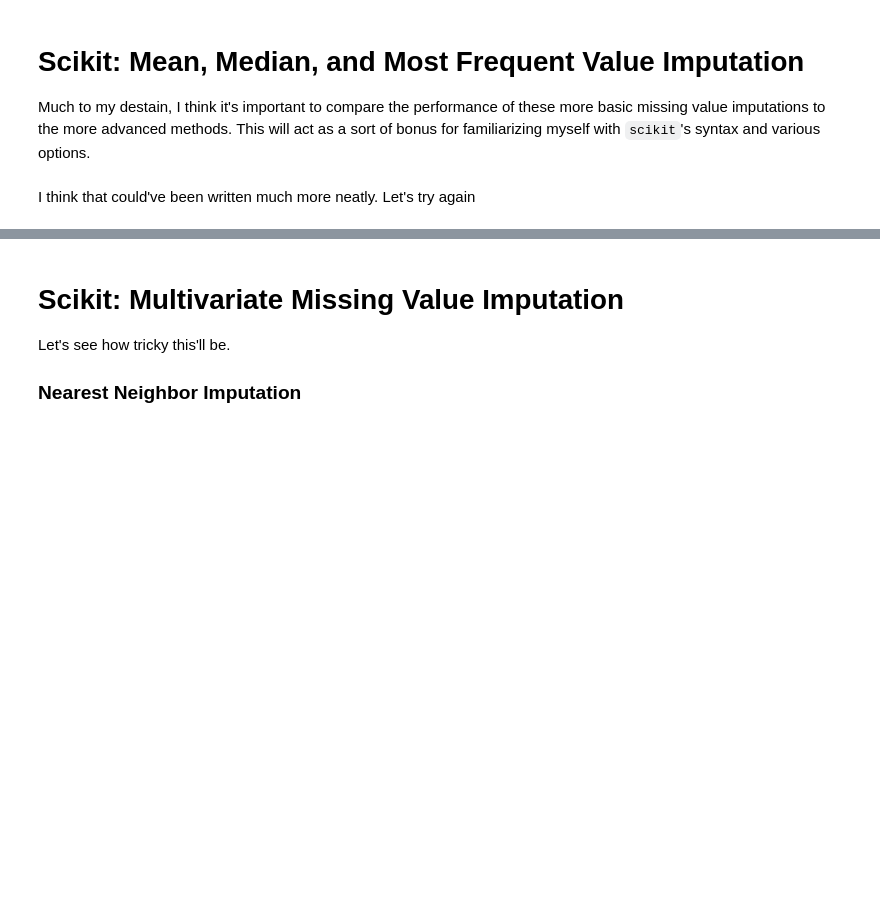
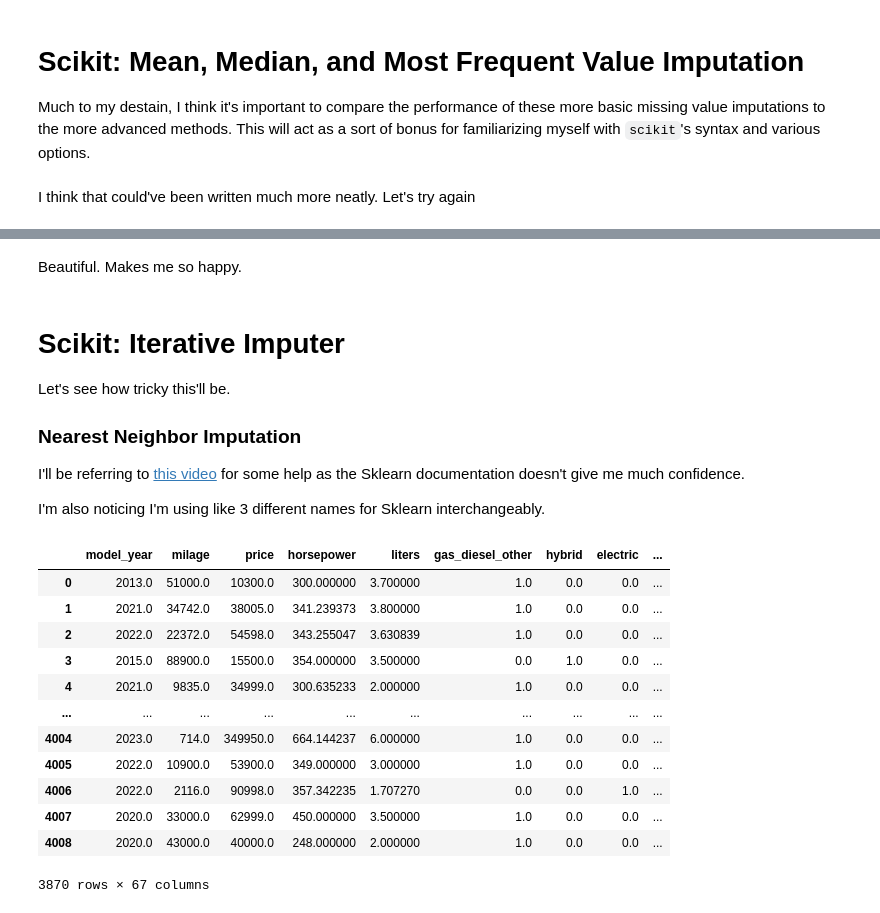
Before and after one commit to crdcamp/lin-reg-practice, a Jupyter notebook: used_car_price_prediction.ipynb, the cells around one changed output, grey strips where cells are left out. Cells and saved outputs as stored; diff of their text form; code cells hidden in the pictures; blank space fills up the shorter version.

```diff
--- a/used_car_price_prediction.ipynb
+++ b/used_car_price_prediction.ipynb
@@ -244,6 +260,31 @@ imp_datasets["scikit_most_frequent"] = cars_freq
+# %% [markdown]
+Beautiful. Makes me so happy.
 # %% [markdown]
-# Scikit: Multivariate Missing Value Imputation
+# Scikit: Iterative Imputer
 
 Let's see how tricky this'll be.
 
 ### Nearest Neighbor Imputation
+
+I'll be referring to [this video](https://www.youtube.com/watch?v=m_qKhnaYZlc) for some help as the Sklearn documentation doesn't give me much confidence.
+
+I'm also noticing I'm using like 3 different names for Sklearn interchangeably.
+# %%
+imp_it = IterativeImputer()
+imp_datasets["scikit_it"] = pd.DataFrame(imp_it.fit_transform(cars), columns=cars.columns, index=cars.index)
+
+imp_datasets["scikit_it"]
+# %% [output]
+|  | model_year | milage | price | horsepower | liters | gas_diesel_other | hybrid | electric | ... |
+| 0 | 2013.0 | 51000.0 | 10300.0 | 300.000000 | 3.700000 | 1.0 | 0.0 | 0.0 | ... |
+| 1 | 2021.0 | 34742.0 | 38005.0 | 341.239373 | 3.800000 | 1.0 | 0.0 | 0.0 | ... |
+| 2 | 2022.0 | 22372.0 | 54598.0 | 343.255047 | 3.630839 | 1.0 | 0.0 | 0.0 | ... |
+| 3 | 2015.0 | 88900.0 | 15500.0 | 354.000000 | 3.500000 | 0.0 | 1.0 | 0.0 | ... |
+| 4 | 2021.0 | 9835.0 | 34999.0 | 300.635233 | 2.000000 | 1.0 | 0.0 | 0.0 | ... |
+| ... | ... | ... | ... | ... | ... | ... | ... | ... | ... |
+| 4004 | 2023.0 | 714.0 | 349950.0 | 664.144237 | 6.000000 | 1.0 | 0.0 | 0.0 | ... |
+| 4005 | 2022.0 | 10900.0 | 53900.0 | 349.000000 | 3.000000 | 1.0 | 0.0 | 0.0 | ... |
+| 4006 | 2022.0 | 2116.0 | 90998.0 | 357.342235 | 1.707270 | 0.0 | 0.0 | 1.0 | ... |
+| 4007 | 2020.0 | 33000.0 | 62999.0 | 450.000000 | 3.500000 | 1.0 | 0.0 | 0.0 | ... |
+| 4008 | 2020.0 | 43000.0 | 40000.0 | 248.000000 | 2.000000 | 1.0 | 0.0 | 0.0 | ... |
+3870 rows × 67 columns
```
Also changed, not shown: parts of 4 cells of this notebook.
